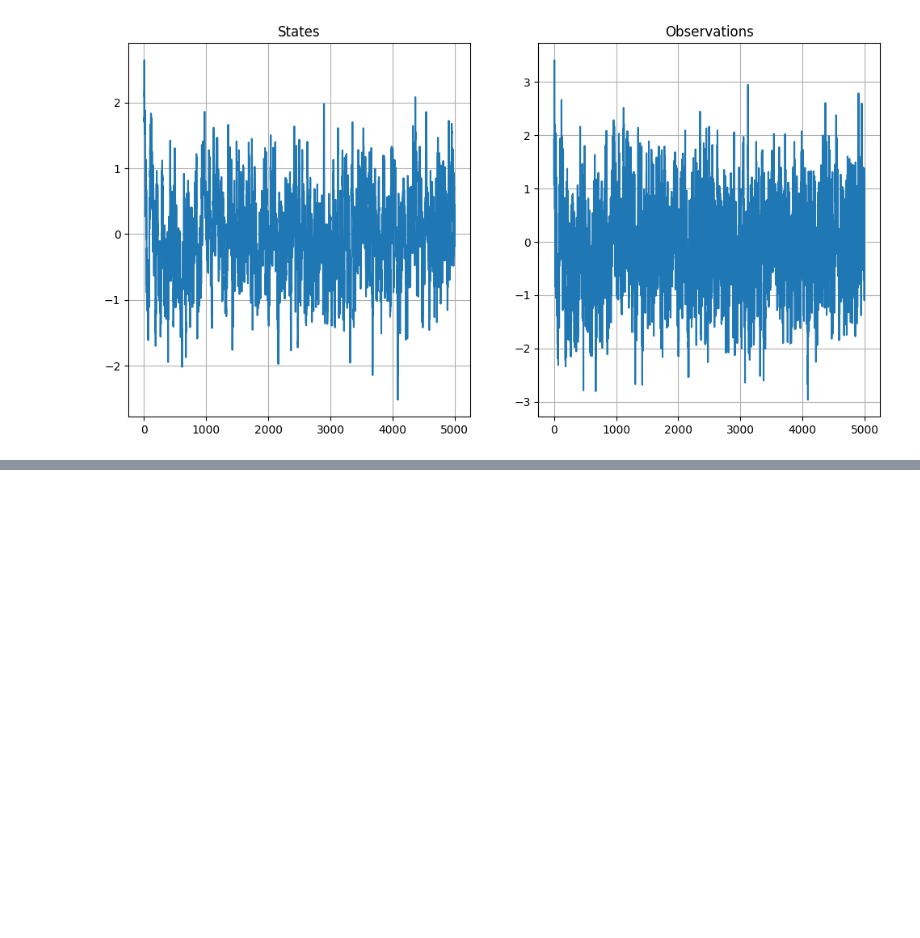
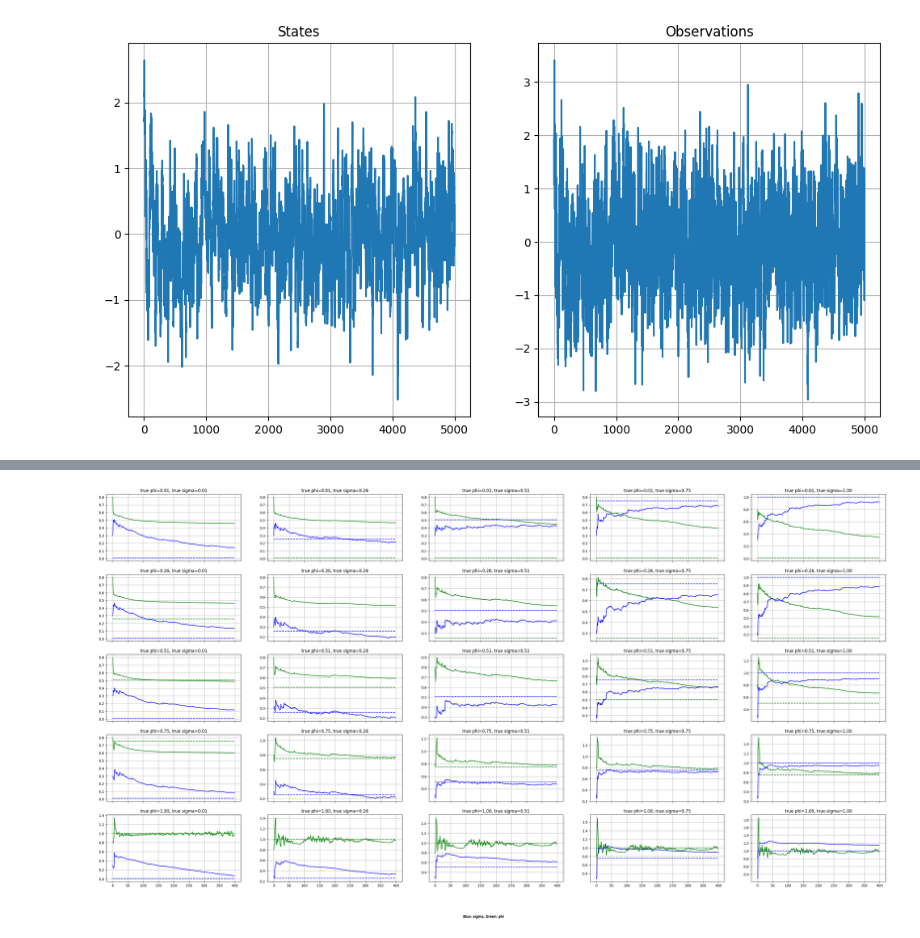
Before and after one commit to deyparthiv/stochastic_approximation, a Jupyter notebook: two_param_estimation.ipynb, the cells around one changed output, grey strips where cells are left out. Cells and saved outputs as stored; diff of their text form; code cells hidden in the pictures; blank space fills up the shorter version.

```diff
--- a/two_param_estimation.ipynb
+++ b/two_param_estimation.ipynb
@@ -266,0 +276,7 @@ plot_param_estimation(guesses)
+# %%
+results = {}
+for phi in np.linspace(0.01, 1, 5):
+    for sigma in np.linspace(0.01, 1, 5):
+        states, observations = simulate(T, phi, sigma, seed=0)
+        guesses = estimate_params_vec(T=400, observations=observations, N=1000, seed=0)
+        results[phi, sigma] = guesses
@@ -266,0 +301,40 @@ plot_param_estimation(guesses)
+# %%
+fig, ax = plt.subplots(nrows=5, ncols=5, sharex=True, figsize=(40, 20 ))
+
+keys = results.keys()
+phis_keys, sigmas_keys = [], []
+for key in keys:
+    phis_keys.append(key[0])
+    sigmas_keys.append(key[1])
+
+for row, true_phi in enumerate(np.unique(phis_keys)):
+    for col, true_sigma in enumerate(np.unique(sigmas_keys)):
+        guesses = results[true_phi, true_sigma]
+        guesses = np.array(guesses)
+        guesses_t = guesses.T
+        phis = guesses_t[0]
+        sigmas = guesses_t[1]
+        ax[row, col].plot(phis, label="phi", color="green")
+        ax[row, col].hlines(
+            y=true_phi,
+            xmin=0,
+            xmax=len(phis),
+            label="true phi",
+            linestyle="dashed",
+            color="green",
+        )
+
+        ax[row, col].plot(sigmas, label="sigma", color="blue")
+        ax[row, col].hlines(
+            y=true_sigma,
+            xmin=0,
+            xmax=len(phis),
+            label="true sigma",
+            linestyle="dashed",
+            color="blue",
+        )
+        ax[row, col].set_title(f"true phi={true_phi:.2f}, true sigma={true_sigma:.2f}")
+        ax[row, col].grid()
+    fig.text(0.5, 0.04, 'Blue: sigma, Green: phi', ha='center', va='center')
+# %% [output]
+[figure, added]
```
Also changed, not shown: parts of 9 cells of this notebook, 1 other file.
